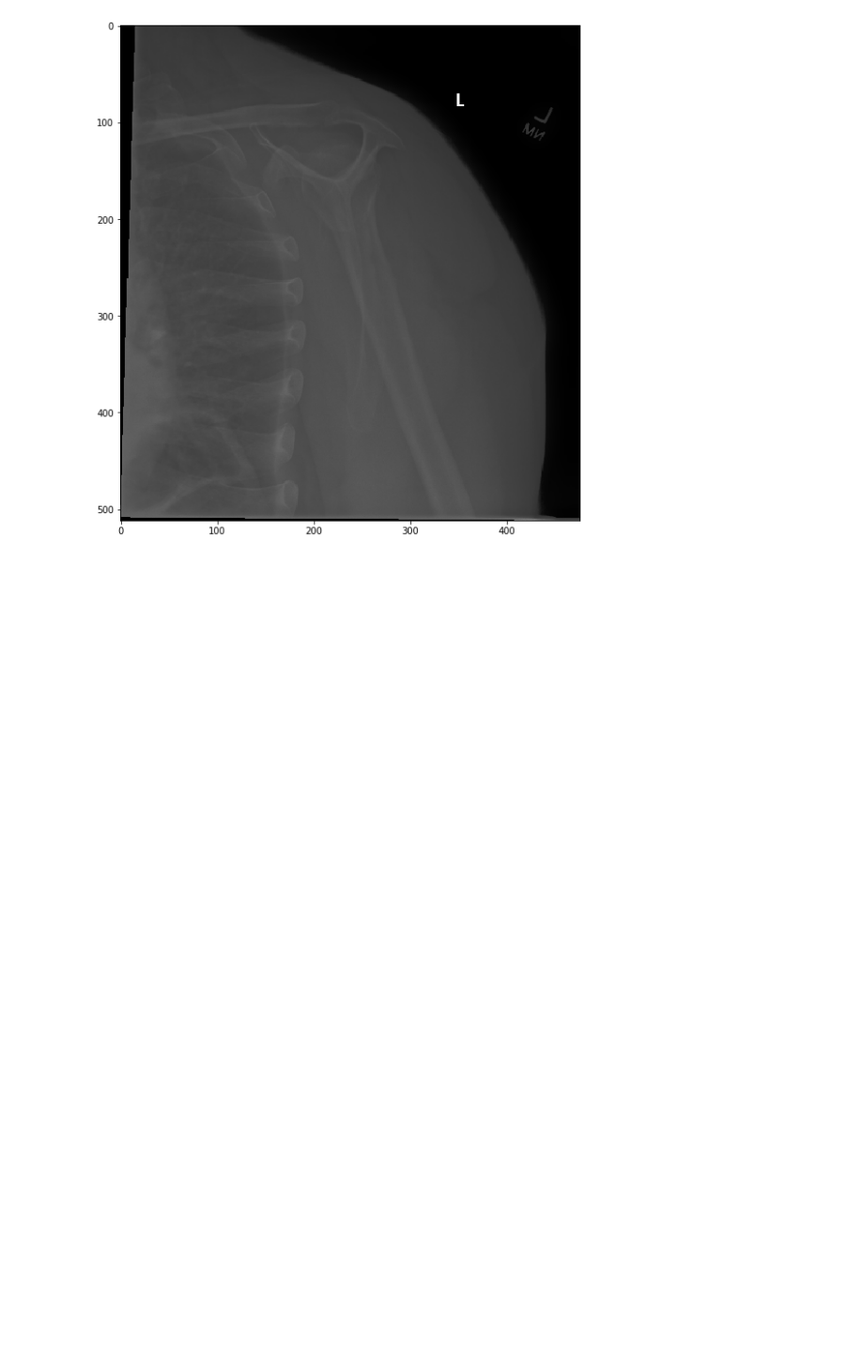
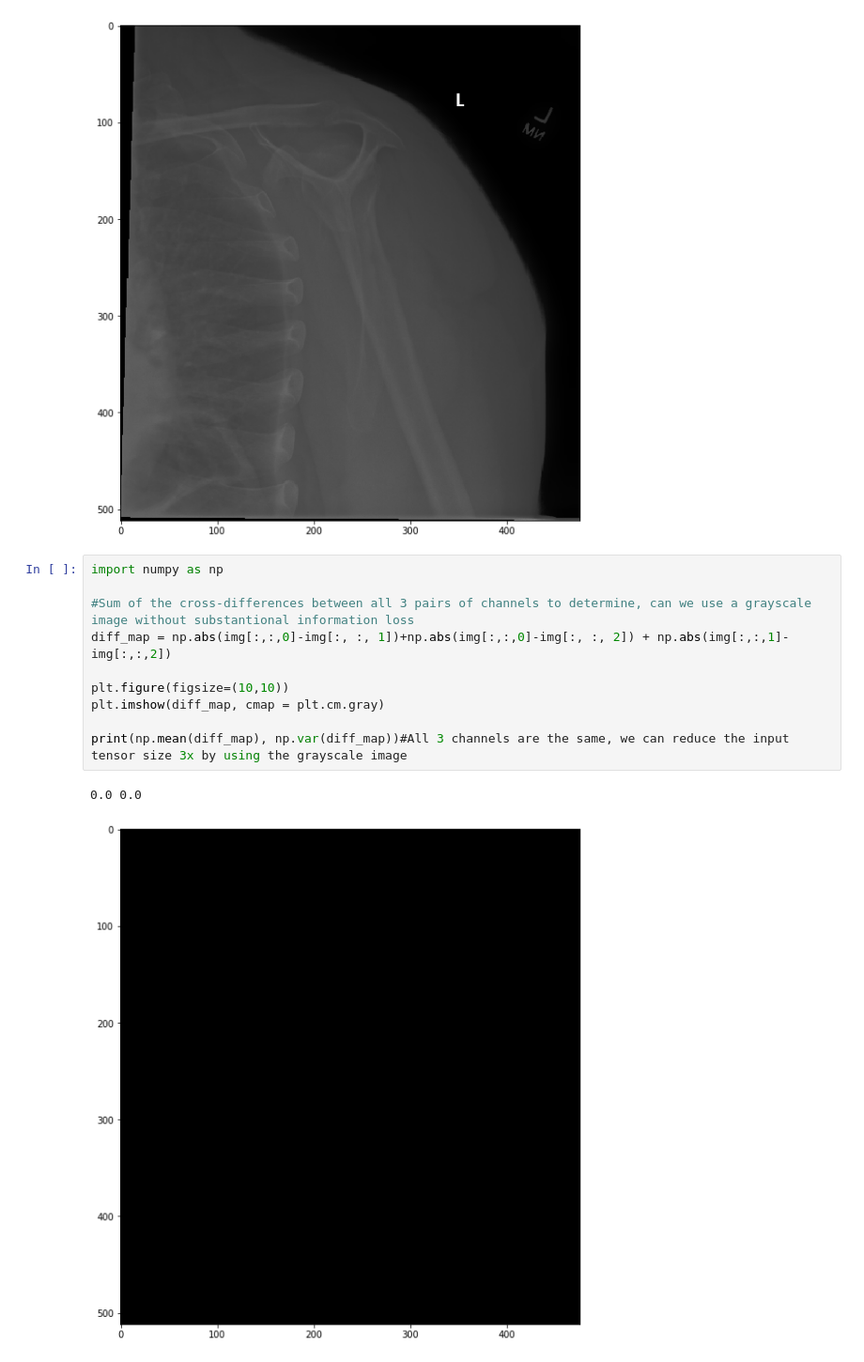
Before and after one commit to vladyorsh/bak, a Jupyter notebook: nn_playground.ipynb, the cells around one changed output. Shown at 94% size. Cells and saved outputs as stored; diff of their text form; blank space fills up the shorter version.

```diff
--- a/nn_playground.ipynb
+++ b/nn_playground.ipynb
@@ -325,5 +252,18 @@ plt.imshow(img, cmap = plt.cm.gray)
 # %% [output]
 <matplotlib.image.AxesImage at 0x...>
 [figure]
+# %%
+import numpy as np
+
+#Sum of the cross-differences between all 3 pairs of channels to determine, can we use a grayscale image without substantional information loss
+diff_map = np.abs(img[:,:,0]-img[:, :, 1])+np.abs(img[:,:,0]-img[:, :, 2]) + np.abs(img[:,:,1]-img[:,:,2])
+
+plt.figure(figsize=(10,10))
+plt.imshow(diff_map, cmap = plt.cm.gray)
+
+print(np.mean(diff_map), np.var(diff_map))#All 3 channels are the same, we can reduce the input tensor size 3x by using the grayscale image
+# %% [output]
+0.0 0.0
+[figure, added]
 # %%
 paths = None
```
Also changed, not shown: parts of 32 cells of this notebook.
